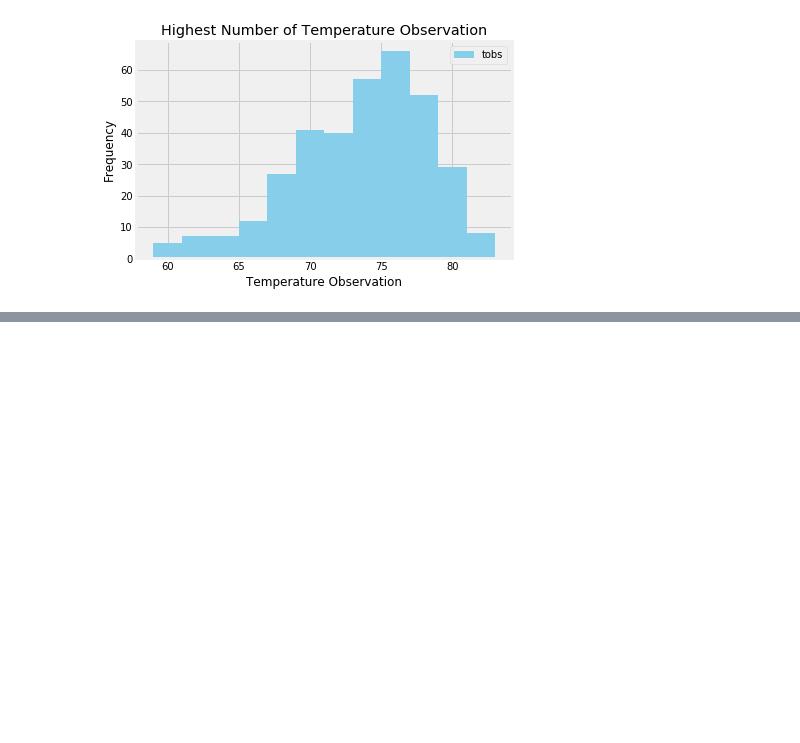
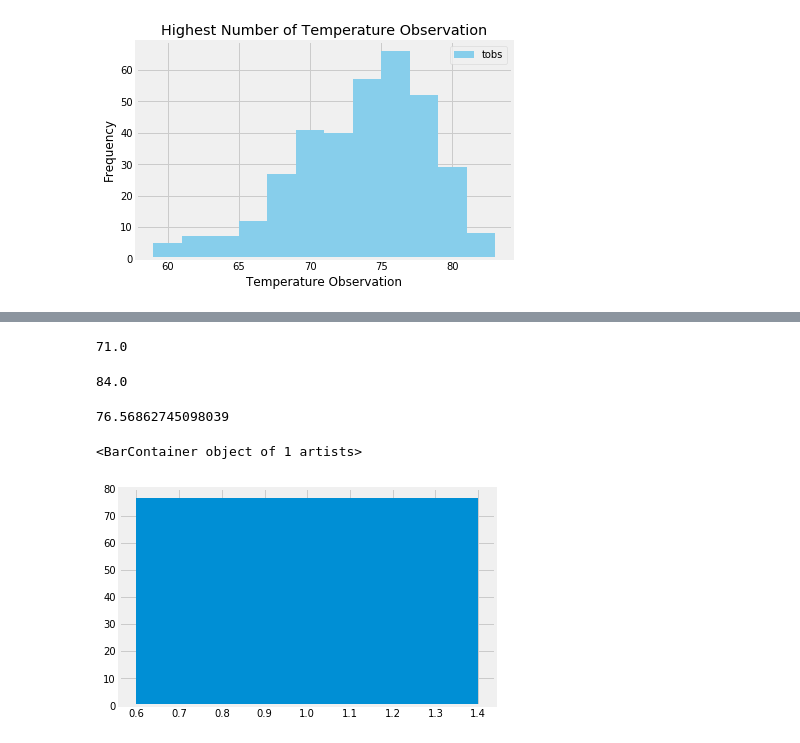
Before and after one commit to anag33/SMU_Data_Science_Projects, a Jupyter notebook: 10-Advanced-Data-Storage-and-Retrieval/Instructions/climate_analysis.ipynb, the cells around one changed output, grey strips where cells are left out. Drawn from its saved outputs; the diff is of its cells as text; code cells hidden in the pictures; blank space fills up the shorter version.

```diff
--- a/10-Advanced-Data-Storage-and-Retrieval/Instructions/climate_analysis.ipynb
+++ b/10-Advanced-Data-Storage-and-Retrieval/Instructions/climate_analysis.ipynb
@@ -288,0 +354,5 @@ plt.show()
+# %%
+start="08-26"
+# %%
+mask= (df7['month_day'] == start)
+df7.loc[mask]
@@ -288,0 +377,3 @@ plt.show()
+# %%
+df8 = df7.loc[mask]
+df8.head()
@@ -288,0 +387,18 @@ plt.show()
+# %%
+df8.tobs.min()
+# %% [output]
+71.0
+# %%
+df8.tobs.max()
+# %% [output]
+84.0
+# %%
+y = df8.tobs.mean()
+y
+# %% [output]
+76.56862745098039
+# %%
+plt.bar(1, y)
+# %% [output]
+<BarContainer object of 1 artists>
+[figure, added]
```
Also changed, not shown: parts of 19 cells of this notebook.
